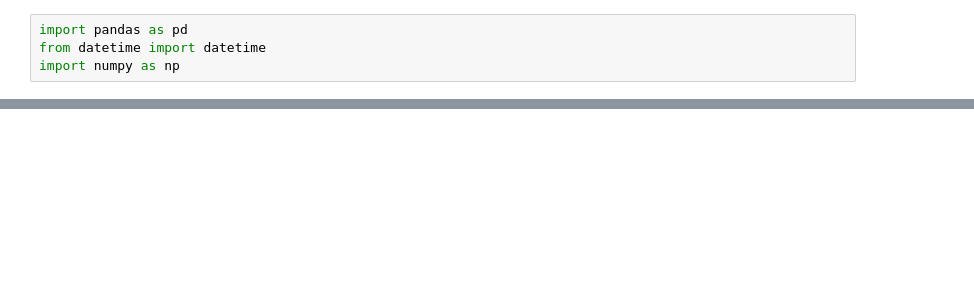
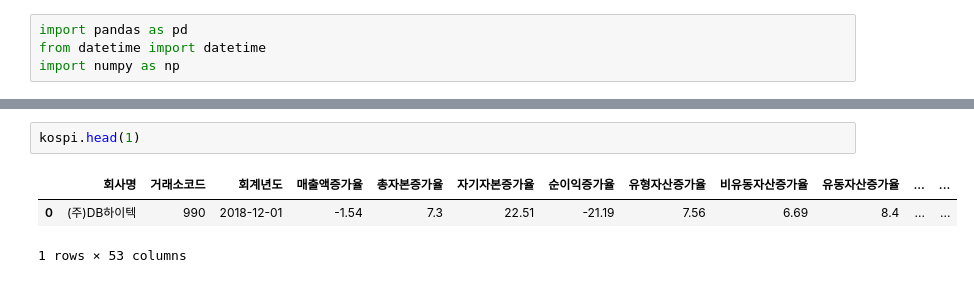
Before and after one commit to BDooHyun/ubion_python_class_01, a Jupyter notebook: 공모전/01_데이터.ipynb, the cells around one changed output, grey strips where cells are left out. Cells and saved outputs as stored; diff of their text form; blank space fills up the shorter version.

```diff
--- a/공모전/01_데이터.ipynb
+++ b/공모전/01_데이터.ipynb
@@ -435,0 +120,6 @@ kospi
+# %%
+kospi.head(1)
+# %% [output]
+|  | 회사명 | 거래소코드 | 회계년도 | 매출액증가율 | 총자본증가율 | 자기자본증가율 | 순이익증가율 | 유형자산증가율 | 비유동자산증가율 | 유동자산증가율 | ... | ... |
+| 0 | (주)DB하이텍 | 990 | 2018-12-01 | -1.54 | 7.3 | 22.51 | -21.19 | 7.56 | 6.69 | 8.4 | ... | ... |
+1 rows × 53 columns
```
Also changed, not shown: parts of 61 cells of this notebook, 4 other files.
